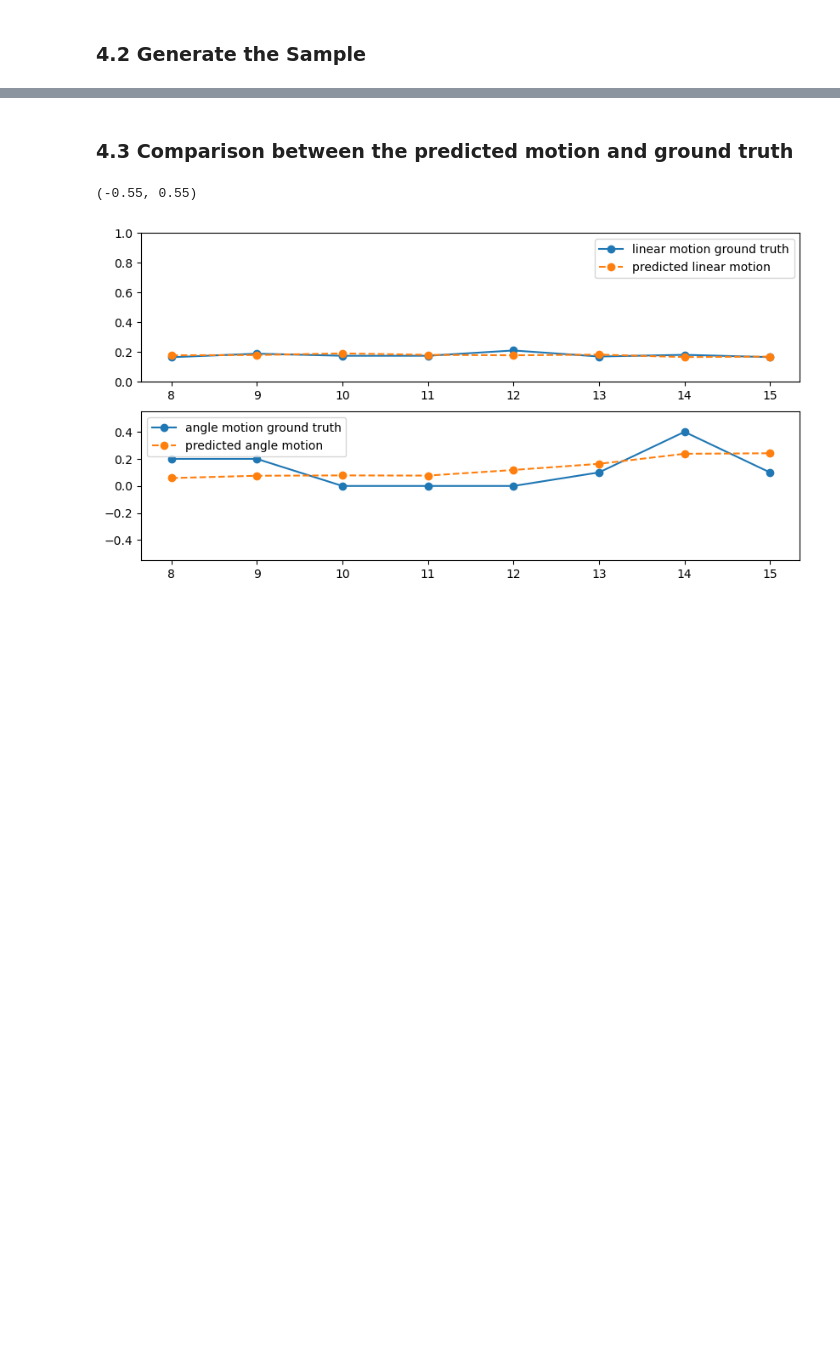
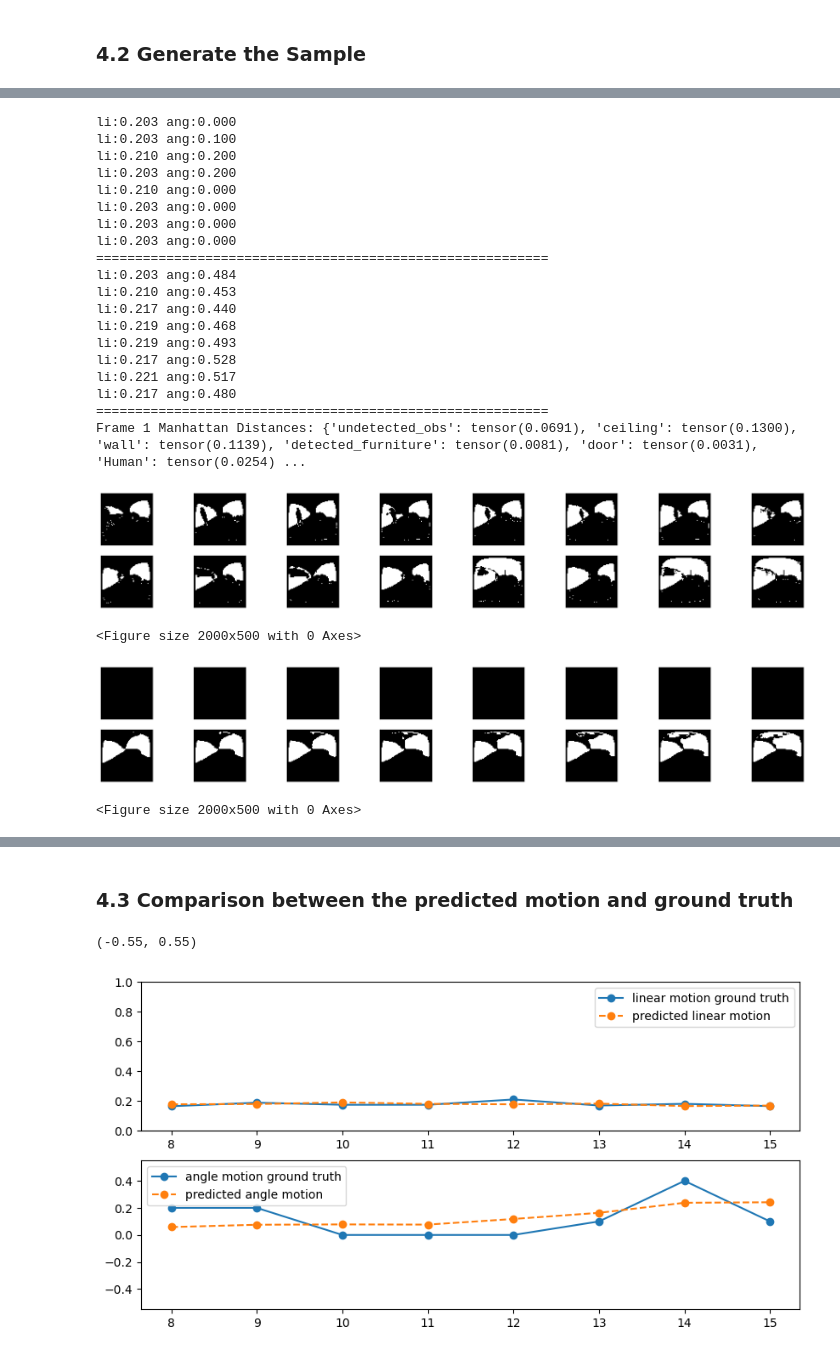
Before and after one commit to innovation-x/mmVAEAC_for_mobile_robot, a Jupyter notebook: mmVAEAC_train_and_test.ipynb, the cells around one changed output, grey strips where cells are left out. Cells and saved outputs as stored; diff of their text form; code cells hidden in the pictures; blank space fills up the shorter version.

```diff
--- a/mmVAEAC_train_and_test.ipynb
+++ b/mmVAEAC_train_and_test.ipynb
@@ -98,5 +100,5 @@ MobileNet_pretrain = VAEAC(
                  MLP_network_proposal, MLP_network_prior, MLP_network_vid, generative_network,
 ).to(DEVICE)
 # model = nn.DataParallel(model)
-modelData = './checkpoints/pretrained_mobilenet/600e_seg_4_2.pth.tar'
-MobileNet_pretrain.load_state_dict(torch.load(modelData)['model_state_dict'])
+# modelData = './checkpoints/pretrained_mobilenet/600e_seg_4_2.pth.tar'
+# MobileNet_pretrain.load_state_dict(torch.load(modelData)['model_state_dict'])
@@ -240,13 +158,17 @@ torch.save({'model_state_dict': model.state_dict()}, checkpoint_path + '/m'  + s
 # %% [markdown]
 ### Load a checkpoint
 # %%
+from videovae.mmVAEAC import mmVAEAC
+
 # load the mmVAEAC pretrained model
 model = mmVAEAC(
     reonstruction_log_prob, mobilenet_enc_proposal, mobilenet_enc_prior,
     mot_proposal_network, mot_prior_network, MLP_network_proposal, MLP_network_prior, MLP_network_vid, mot_generative_network, mobilenet_generative_network
 ).to(DEVICE)
 
-modelData = './checkpoints/pretrained_mmVAEAC/lvr_go3_60e.pth.tar'
+# modelData = './checkpoints/pretrained_mmVAEAC/lvr_go3_60e.pth.tar'
+# modelData = './checkpoints/pretrained_mmVAEAC/atr_data_epoch_30.pth.tar'
+modelData = './checkpoints/pretrained_mmVAEAC/20250310_atr_data_no_pre_epoch_100.pth.tar'
 
 # 加载模型和权重
 checkpoint = torch.load(modelData)
@@ -441,3 +386,30 @@ li:0.169 ang:-0.192
+# %%
+from eval.utils import manhattan_dist
+manhattan_distance = manhattan_dist(args, rec_vid_list, rec_mot_list, 8, input_dim=9, vis_list = [False, False, True, False, False, False, False])
+# %% [output]
+li:0.203 ang:0.000
+li:0.203 ang:0.100
+li:0.210 ang:0.200
+li:0.203 ang:0.200
+li:0.210 ang:0.000
+li:0.203 ang:0.000
+li:0.203 ang:0.000
+li:0.203 ang:0.000
+==========================================================
+li:0.203 ang:0.484
+li:0.210 ang:0.453
+li:0.217 ang:0.440
+li:0.219 ang:0.468
+li:0.219 ang:0.493
+li:0.217 ang:0.528
+li:0.221 ang:0.517
+li:0.217 ang:0.480
+==========================================================
+Frame 1 Manhattan Distances: {'undetected_obs': tensor(0.0691), 'ceiling': tensor(0.1300), 'wall': tensor(0.1139), 'detected_furniture': tensor(0.0081), 'door': tensor(0.0031), 'Human': tensor(0.0254) ...
+[figure, added]
+<Figure size 2000x500 with 0 Axes>
+[figure, added]
+<Figure size 2000x500 with 0 Axes>
 # %%
 from videovae.utils import gray2color
 print(dec_vid.shape)
```
Also changed, not shown: parts of 12 cells of this notebook, 17 other files.
